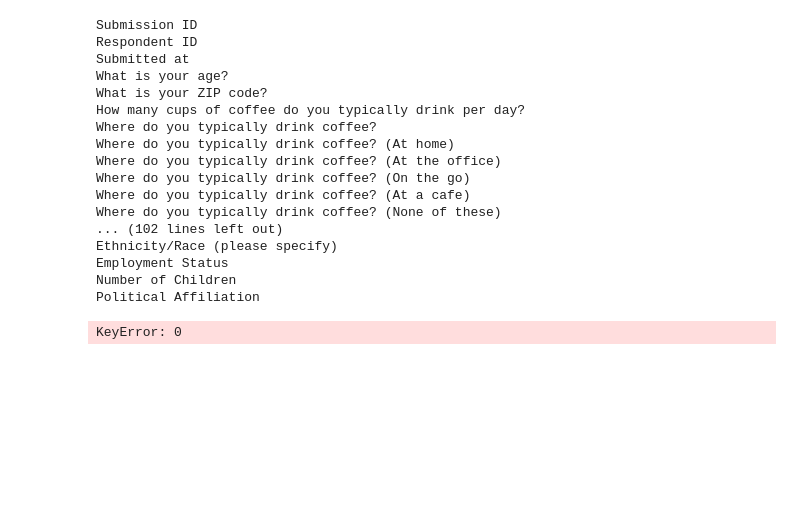
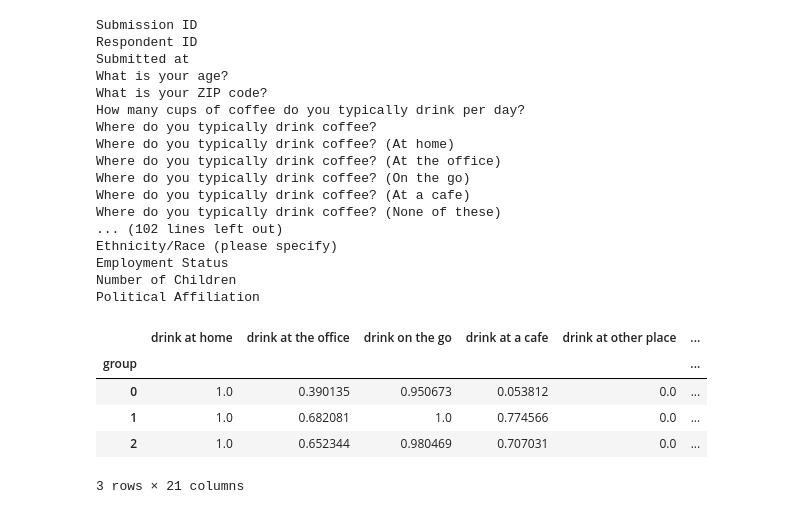
Before and after one commit to enasbo1/projet-classification, a Jupyter notebook: irenee_s_workfile.ipynb, the cells around one changed output. Saved outputs shown, nothing was run; the diff lists cells and outputs as text; code cells hidden in the pictures; blank space fills up the shorter version.

```diff
--- a/irenee_s_workfile.ipynb
+++ b/irenee_s_workfile.ipynb
@@ -91,13 +92,17 @@ On the go, typically purchase coffee at an Other Shop)\
 data_to_kmean = data[liste_colomn].dropna(how="any")
 data_to_kmean.rename(columns={j:renamed_colomn[i] for i,j in enumerate(liste_colomn)}, inplace=True)
 # %%
-model = clt.KMeans(n_clusters=4, n_init=60)
+model = clt.KMeans(n_clusters=3, n_init=60)
 model.fit(data_to_kmean)
 model.labels_
 data_to_kmean["group"] = model.labels_
 # %%
 profils_types = data_to_kmean.groupby("group").mean()
+profils_types
+# %% [output]
+|  | drink at home | drink at the office | drink on the go | drink at a cafe | drink at other place | ... |
+| group |  |  |  |  |  | ... |
+| 0 | 1.0 | 0.390135 | 0.950673 | 0.053812 | 0.0 | ... |
+| 1 | 1.0 | 0.682081 | 1.0 | 0.774566 | 0.0 | ... |
+| 2 | 1.0 | 0.652344 | 0.980469 | 0.707031 | 0.0 | ... |
+3 rows × 21 columns
-# %%
-plt.scatter(profils_types[0])
-# %% [output]
-KeyError: 0
```
Also changed, not shown: parts of 5 cells of this notebook.
